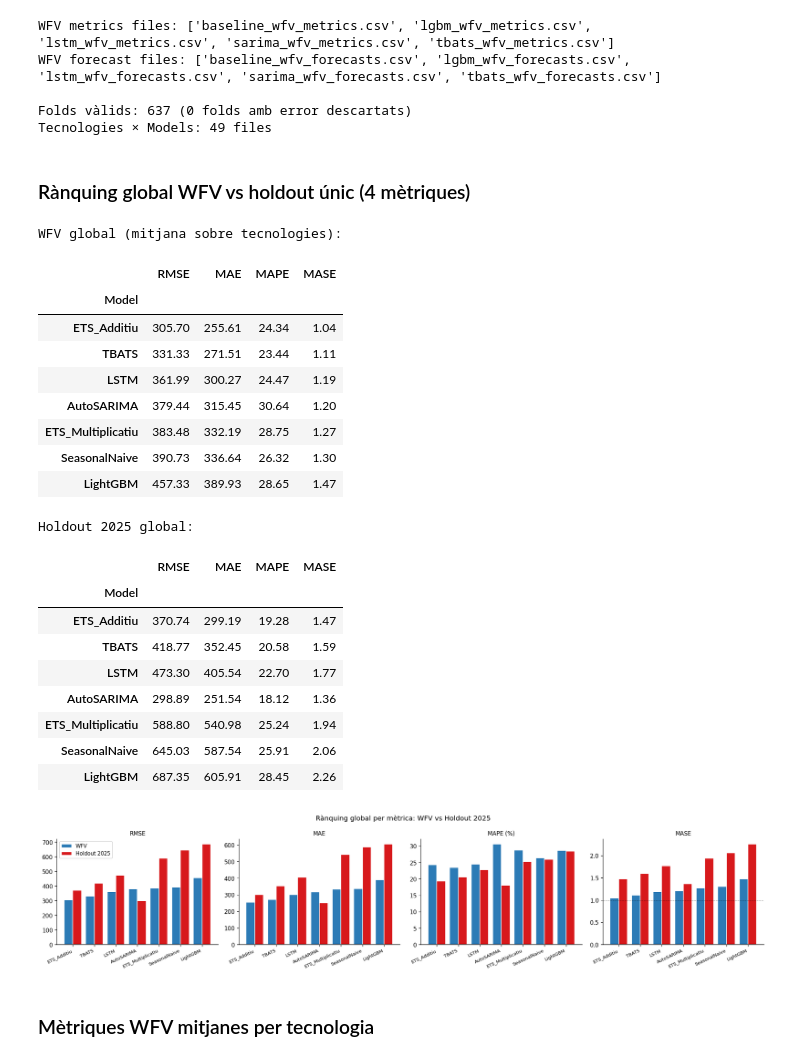
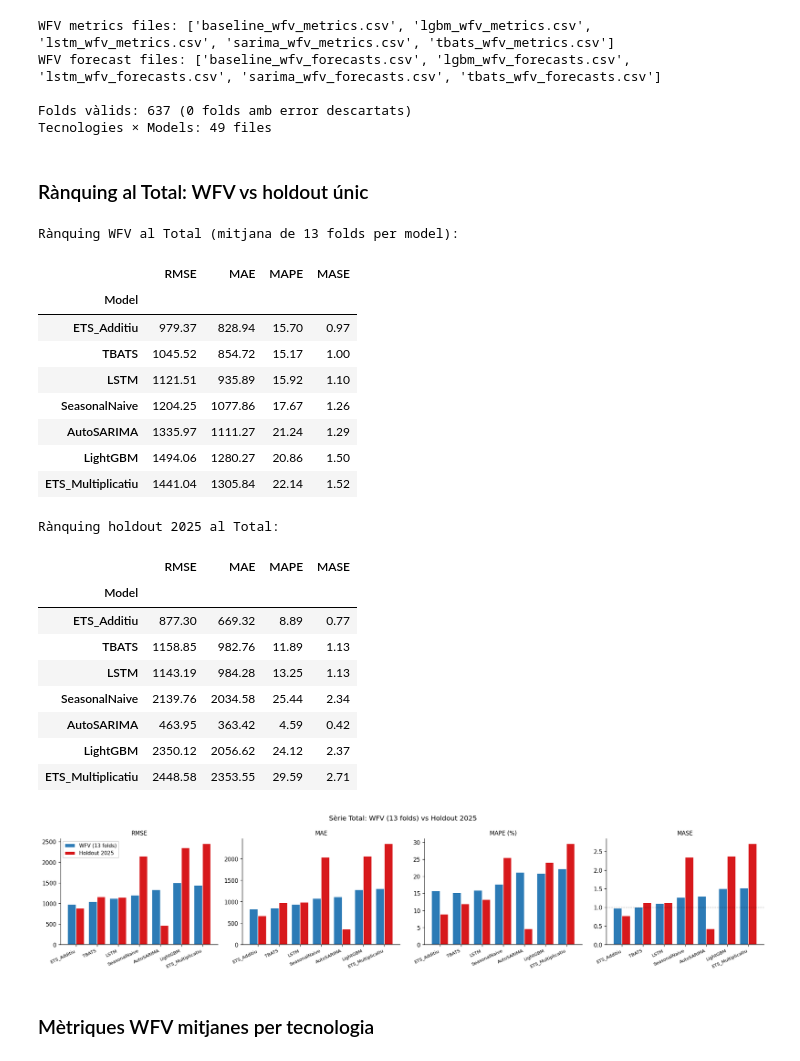
Before and after one commit to C0SBEL/projecte-forecasting, a Jupyter notebook: notebooks/evaluation.ipynb, the cells around one changed output. Drawn from its saved outputs; the diff is of its cells as text; code cells hidden in the pictures.

```diff
--- a/notebooks/evaluation.ipynb
+++ b/notebooks/evaluation.ipynb
@@ -367,60 +368,60 @@ WFV forecast files: ['baseline_wfv_forecasts.csv', 'lgbm_wfv_forecasts.csv', 'ls
 Folds vàlids: 637 (0 folds amb error descartats)
 Tecnologies × Models: 49 files
 # %% [markdown]
-### Rànquing global WFV vs holdout únic (4 mètriques)
+### Rànquing al Total: WFV vs holdout únic
 # %%
-wfv_global = (wfv_metrics_agg.groupby('Model')[METRICS_4].mean().round(2)
-              .sort_values('MASE'))
-hold_global = (all_metrics[all_metrics['Model'].isin(wfv_global.index)]
-               .groupby('Model')[METRICS_4].mean().round(2))
-print('WFV global (mitjana sobre tecnologies):')
-display(wfv_global)
-print('Holdout 2025 global:')
-display(hold_global.reindex(wfv_global.index))
+wfv_total = (wfv_metrics_agg[wfv_metrics_agg['Tecnologia'] == 'Total']
+             .set_index('Model')[METRICS_4].round(2).sort_values('MASE'))
+hold_total = (all_metrics[all_metrics['Tecnologia'] == 'Total']
+              .set_index('Model')[METRICS_4].round(2))
+print('Rànquing WFV al Total (mitjana de 13 folds per model):')
+display(wfv_total)
+print('Rànquing holdout 2025 al Total:')
+display(hold_total.reindex(wfv_total.index))
 
-# Bar chart: 4 subplots, 2 grups per model (WFV vs holdout)
-models_order = wfv_global.index.tolist()
+# Bar chart al Total: 4 subplots, 2 grups per model (WFV vs holdout)
+models_order = wfv_total.index.tolist()
 x = np.arange(len(models_order))
 fig, axes = plt.subplots(1, 4, figsize=(18, 4))
 for ax, metric in zip(axes, METRICS_4):
-    ax.bar(x - 0.2, wfv_global.loc[models_order, metric].values, width=0.4,
-           label='WFV', color='#2c7bb6', edgecolor='white')
-    ax.bar(x + 0.2, hold_global.reindex(models_order)[metric].values, width=0.4,
+    ax.bar(x - 0.2, wfv_total.loc[models_order, metric].values, width=0.4,
+           label='WFV (13 folds)', color='#2c7bb6', edgecolor='white')
+    ax.bar(x + 0.2, hold_total.reindex(models_order)[metric].values, width=0.4,
            label='Holdout 2025', color='#d7191c', edgecolor='white')
     ax.set_xticks(x)
     ax.set_xticklabels(models_order, rotation=25, ha='right', fontsize=8)
     ax.set_title(f'{metric}' + (' (%)' if metric == 'MAPE' else ''), fontsize=10)
     ax.spines['top'].set_visible(False)
     ax.spines['right'].set_visible(False)
     if metric == 'MASE':
         ax.axhline(1.0, color='black', ls='--', lw=0.8, alpha=0.6)
 axes[0].legend(fontsize=9, framealpha=0.9)
-plt.suptitle('Rànquing global per mètrica: WFV vs Holdout 2025', fontsize=12)
+plt.suptitle('Sèrie Total: WFV (13 folds) vs Holdout 2025', fontsize=12)
 plt.tight_layout()
 plt.savefig(FIGURES_DIR / 'fig_19_wfv_vs_holdout.png', bbox_inches='tight')
 plt.show()
 # %% [output]
-WFV global (mitjana sobre tecnologies):
+Rànquing WFV al Total (mitjana de 13 folds per model):
 |  | RMSE | MAE | MAPE | MASE |
 | Model |  |  |  |  |
-| ETS_Additiu | 305.70 | 255.61 | 24.34 | 1.04 |
-| TBATS | 331.33 | 271.51 | 23.44 | 1.11 |
-| LSTM | 361.99 | 300.27 | 24.47 | 1.19 |
-| AutoSARIMA | 379.44 | 315.45 | 30.64 | 1.20 |
-| ETS_Multiplicatiu | 383.48 | 332.19 | 28.75 | 1.27 |
-| SeasonalNaive | 390.73 | 336.64 | 26.32 | 1.30 |
-| LightGBM | 457.33 | 389.93 | 28.65 | 1.47 |
+| ETS_Additiu | 979.37 | 828.94 | 15.70 | 0.97 |
+| TBATS | 1045.52 | 854.72 | 15.17 | 1.00 |
+| LSTM | 1121.51 | 935.89 | 15.92 | 1.10 |
+| SeasonalNaive | 1204.25 | 1077.86 | 17.67 | 1.26 |
+| AutoSARIMA | 1335.97 | 1111.27 | 21.24 | 1.29 |
+| LightGBM | 1494.06 | 1280.27 | 20.86 | 1.50 |
+| ETS_Multiplicatiu | 1441.04 | 1305.84 | 22.14 | 1.52 |
-Holdout 2025 global:
+Rànquing holdout 2025 al Total:
 |  | RMSE | MAE | MAPE | MASE |
 | Model |  |  |  |  |
-| ETS_Additiu | 370.74 | 299.19 | 19.28 | 1.47 |
-| TBATS | 418.77 | 352.45 | 20.58 | 1.59 |
-| LSTM | 473.30 | 405.54 | 22.70 | 1.77 |
-| AutoSARIMA | 298.89 | 251.54 | 18.12 | 1.36 |
-| ETS_Multiplicatiu | 588.80 | 540.98 | 25.24 | 1.94 |
-| SeasonalNaive | 645.03 | 587.54 | 25.91 | 2.06 |
-| LightGBM | 687.35 | 605.91 | 28.45 | 2.26 |
+| ETS_Additiu | 877.30 | 669.32 | 8.89 | 0.77 |
+| TBATS | 1158.85 | 982.76 | 11.89 | 1.13 |
+| LSTM | 1143.19 | 984.28 | 13.25 | 1.13 |
+| SeasonalNaive | 2139.76 | 2034.58 | 25.44 | 2.34 |
+| AutoSARIMA | 463.95 | 363.42 | 4.59 | 0.42 |
+| LightGBM | 2350.12 | 2056.62 | 24.12 | 2.37 |
+| ETS_Multiplicatiu | 2448.58 | 2353.55 | 29.59 | 2.71 |
-[figure, old version]
+[figure, new version]
 # %% [markdown]
 ### Mètriques WFV mitjanes per tecnologia
 # %%
```
Also changed, not shown: parts of 8 cells of this notebook, 5 other files.
